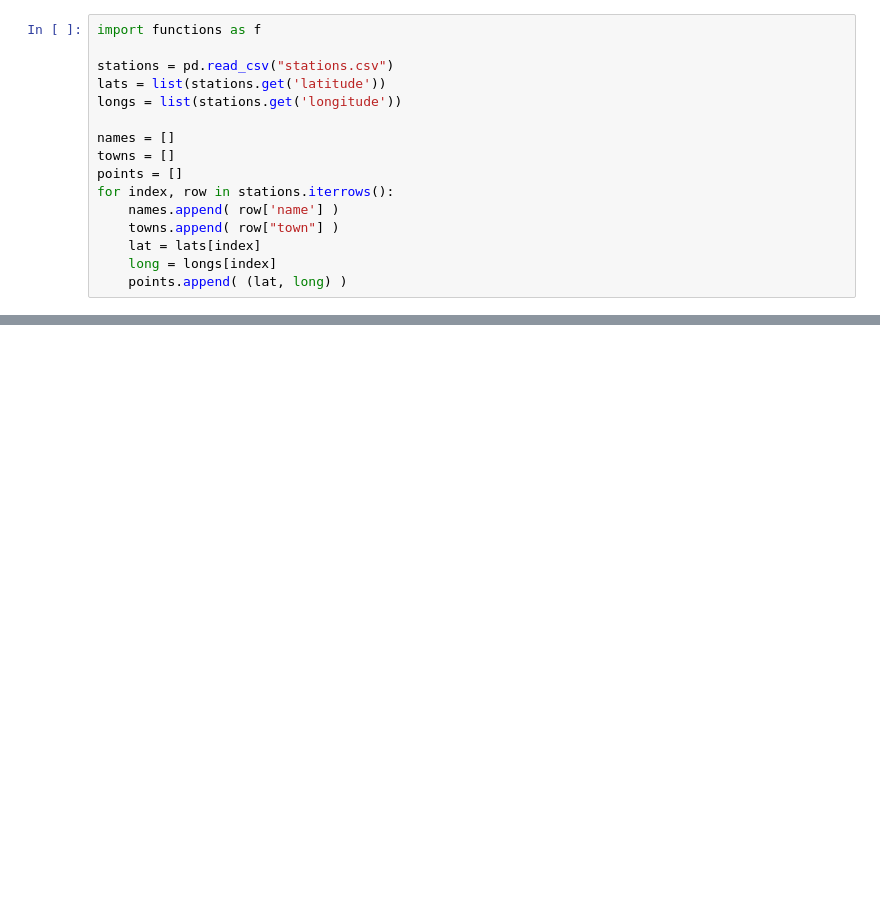
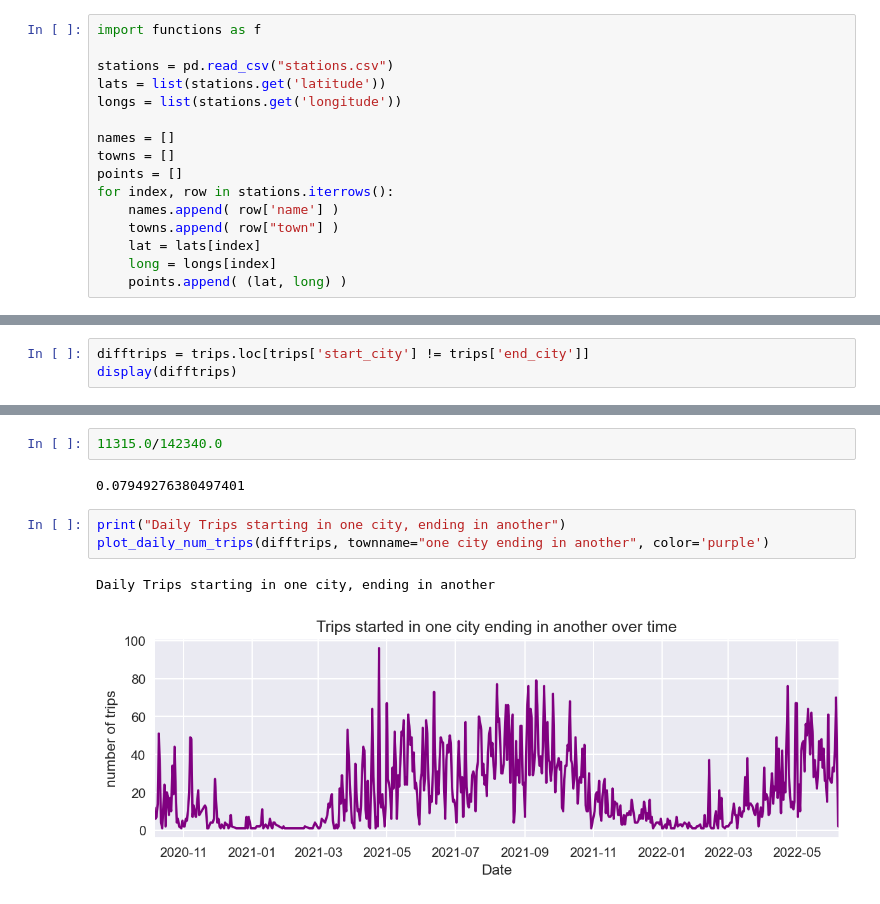
Before and after one commit to umassos/ebike-analysis, a Jupyter notebook: dataAnalysis.ipynb, the cells around one changed output, grey strips where cells are left out. Saved outputs shown, nothing was run; the diff lists cells and outputs as text; blank space fills up the shorter version.

```diff
--- a/dataAnalysis.ipynb
+++ b/dataAnalysis.ipynb
@@ -220,0 +160,3 @@ nan nan
+# %%
+difftrips = trips.loc[trips['start_city'] != trips['end_city']]
+display(difftrips)
@@ -220,0 +177,10 @@ nan nan
+# %%
+11315.0/142340.0
+# %% [output]
+0.07949276380497401
+# %%
+print("Daily Trips starting in one city, ending in another")
+plot_daily_num_trips(difftrips, townname="one city ending in another", color='purple')
+# %% [output]
+Daily Trips starting in one city, ending in another
+[figure, added]
```
Also changed, not shown: parts of 20 cells of this notebook, 31 other files.
